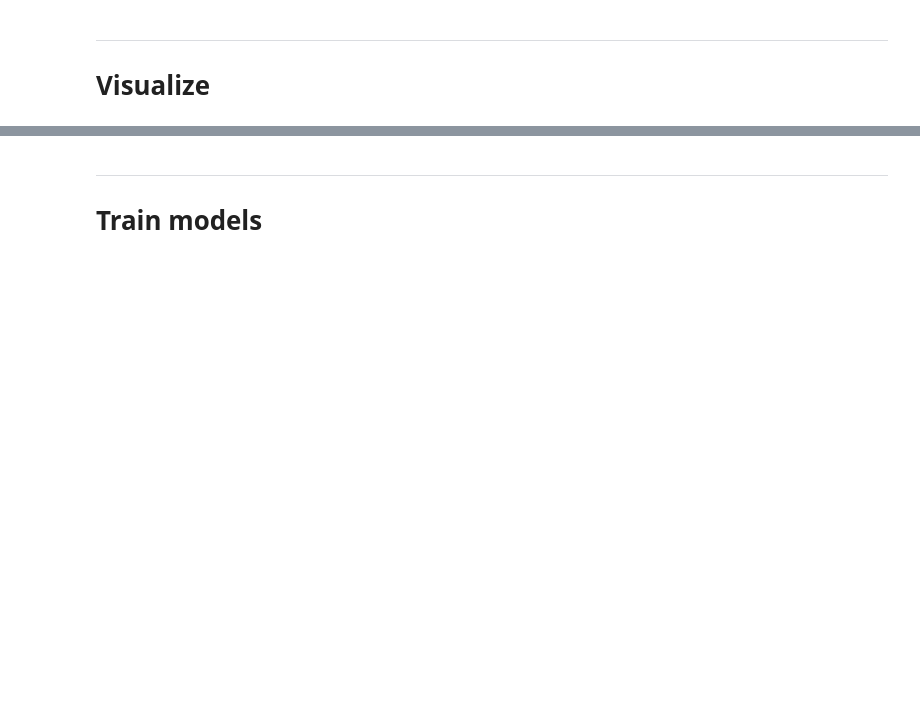
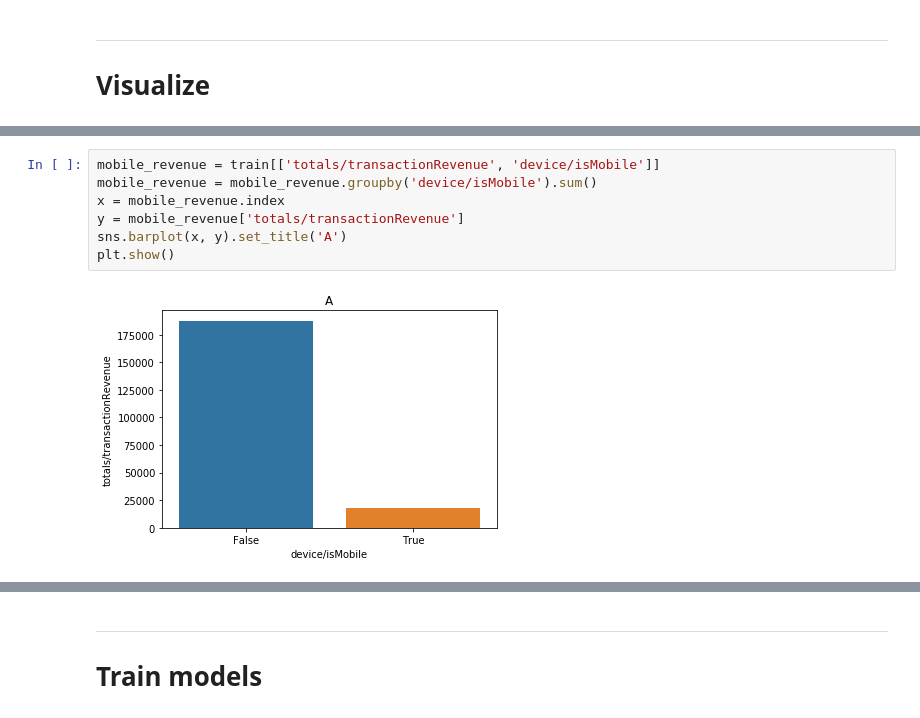
Before and after one commit to milto-github/kaggle-google-analytics, a Jupyter notebook: main_notebook.ipynb, the cells around one changed output, grey strips where cells are left out. Saved outputs shown, nothing was run; the diff lists cells and outputs as text; blank space fills up the shorter version.

```diff
--- a/main_notebook.ipynb
+++ b/main_notebook.ipynb
@@ -247,0 +336,9 @@ plt.show()
+# %%
+mobile_revenue = train[['totals/transactionRevenue', 'device/isMobile']]
+mobile_revenue = mobile_revenue.groupby('device/isMobile').sum()
+x = mobile_revenue.index
+y = mobile_revenue['totals/transactionRevenue']
+sns.barplot(x, y).set_title('A')
+plt.show()
+# %% [output]
+[figure, added]
```
Also changed, not shown: parts of 25 cells of this notebook.
